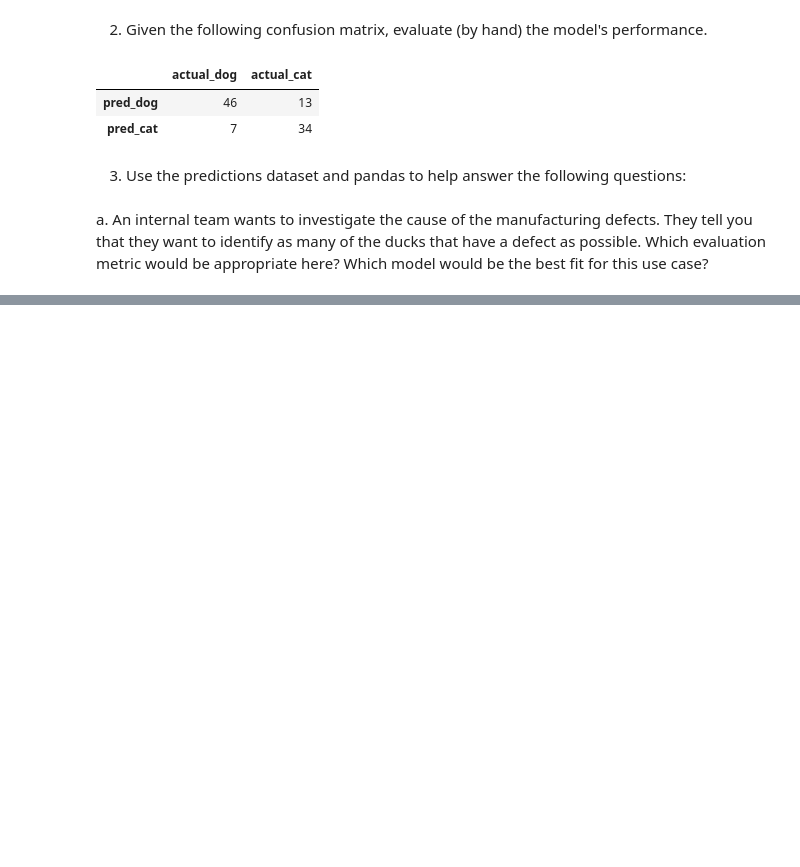
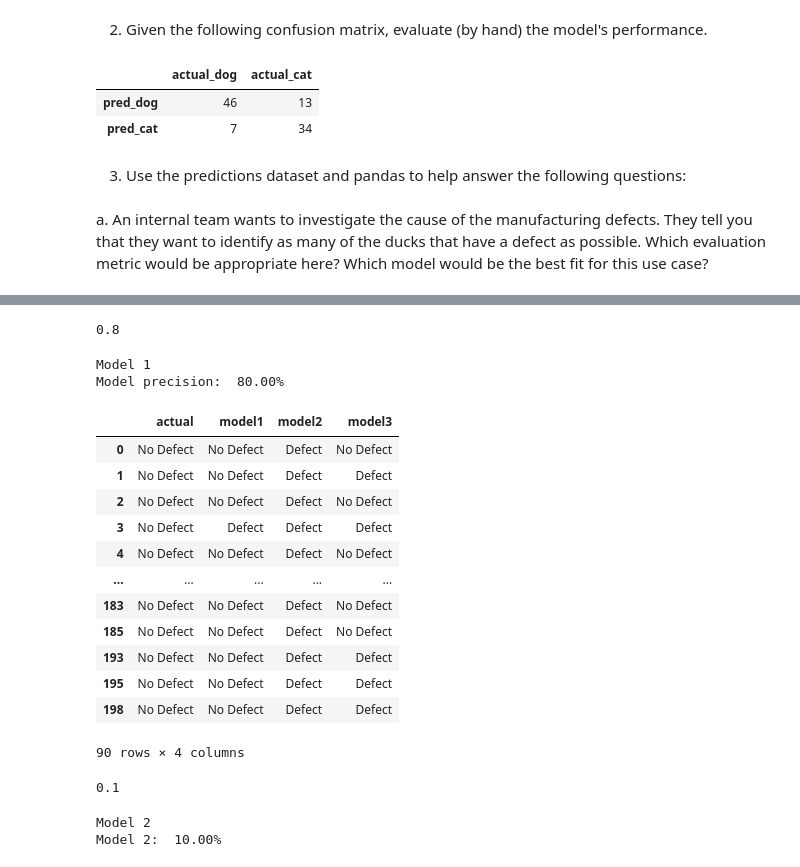
Before and after one commit to SLawsonWoods/classification-exercises, a Jupyter notebook: model_evaluation.ipynb, the cells around one changed output, grey strips where cells are left out. Cells and saved outputs as stored; diff of their text form; code cells hidden in the pictures; blank space fills up the shorter version.

```diff
--- a/model_evaluation.ipynb
+++ b/model_evaluation.ipynb
@@ -116,0 +128,42 @@ baseline_accuracy =(df_ducks_mo)
+# %%
+#precision
+model_precision = (subset.actual == subset.model1).mean()
+model_precision
+# %% [output]
+0.8
+# %%
+print('Model 1')
+print(f'Model precision: {model_precision: .2%}')
+# %% [output]
+Model 1
+Model precision:  80.00%
+# %%
+#find only the positive predictions in model 2
+subset = df_ducks[df_ducks.model2 == "Defect"]
+subset
+# %% [output]
+|  | actual | model1 | model2 | model3 |
+| 0 | No Defect | No Defect | Defect | No Defect |
+| 1 | No Defect | No Defect | Defect | Defect |
+| 2 | No Defect | No Defect | Defect | No Defect |
+| 3 | No Defect | Defect | Defect | Defect |
+| 4 | No Defect | No Defect | Defect | No Defect |
+| ... | ... | ... | ... | ... |
+| 183 | No Defect | No Defect | Defect | No Defect |
+| 185 | No Defect | No Defect | Defect | No Defect |
+| 193 | No Defect | No Defect | Defect | Defect |
+| 195 | No Defect | No Defect | Defect | Defect |
+| 198 | No Defect | No Defect | Defect | Defect |
+90 rows × 4 columns
+# %%
+#find precision
+model_precision = (subset.actual == subset.model2).mean()
+model_precision
+# %% [output]
+0.1
+# %%
+print('Model 2')
+print(f'Model 2: {model_precision: .2%}')
+# %% [output]
+Model 2
+Model 2:  10.00%
```
Also changed, not shown: parts of 55 cells of this notebook, 4 other files.
